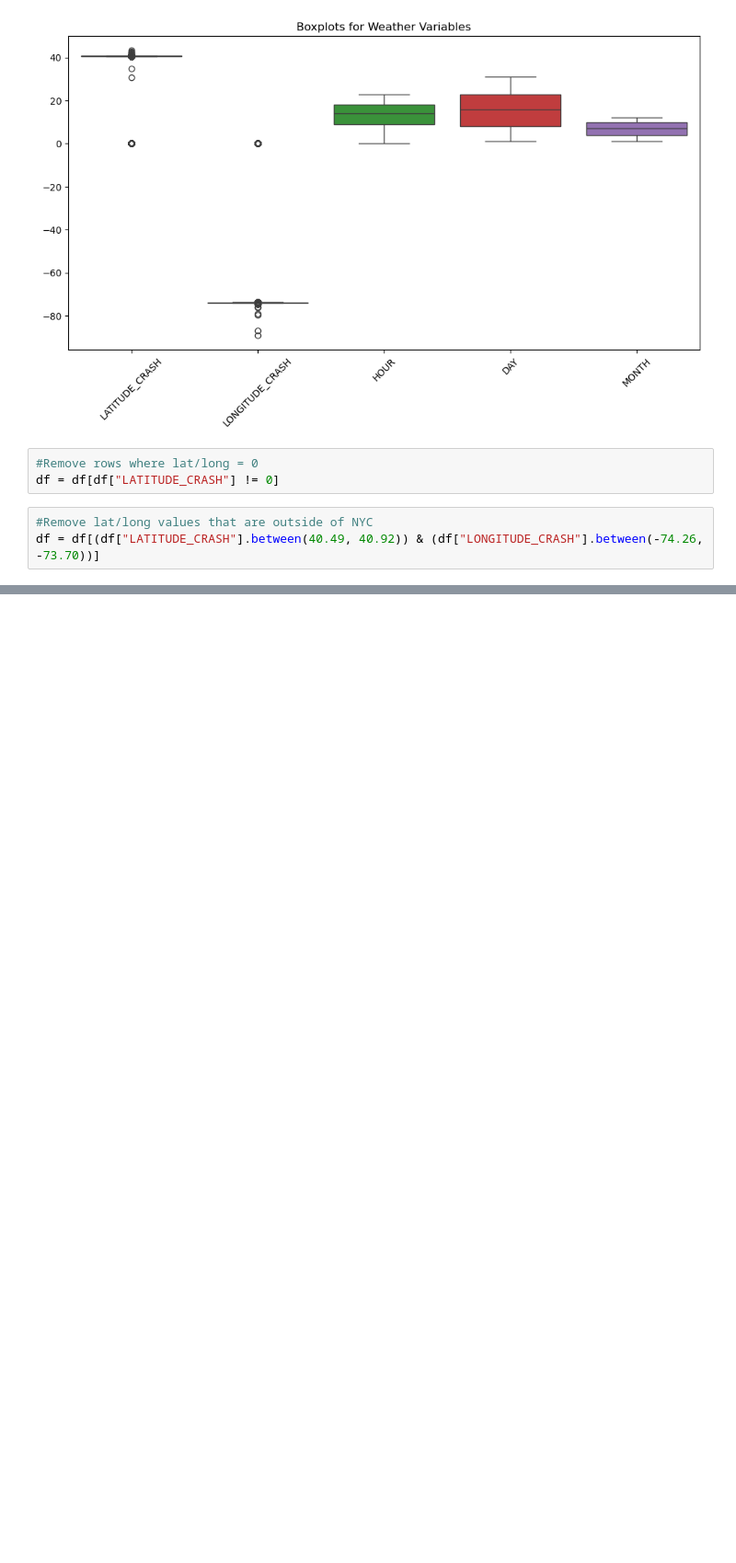
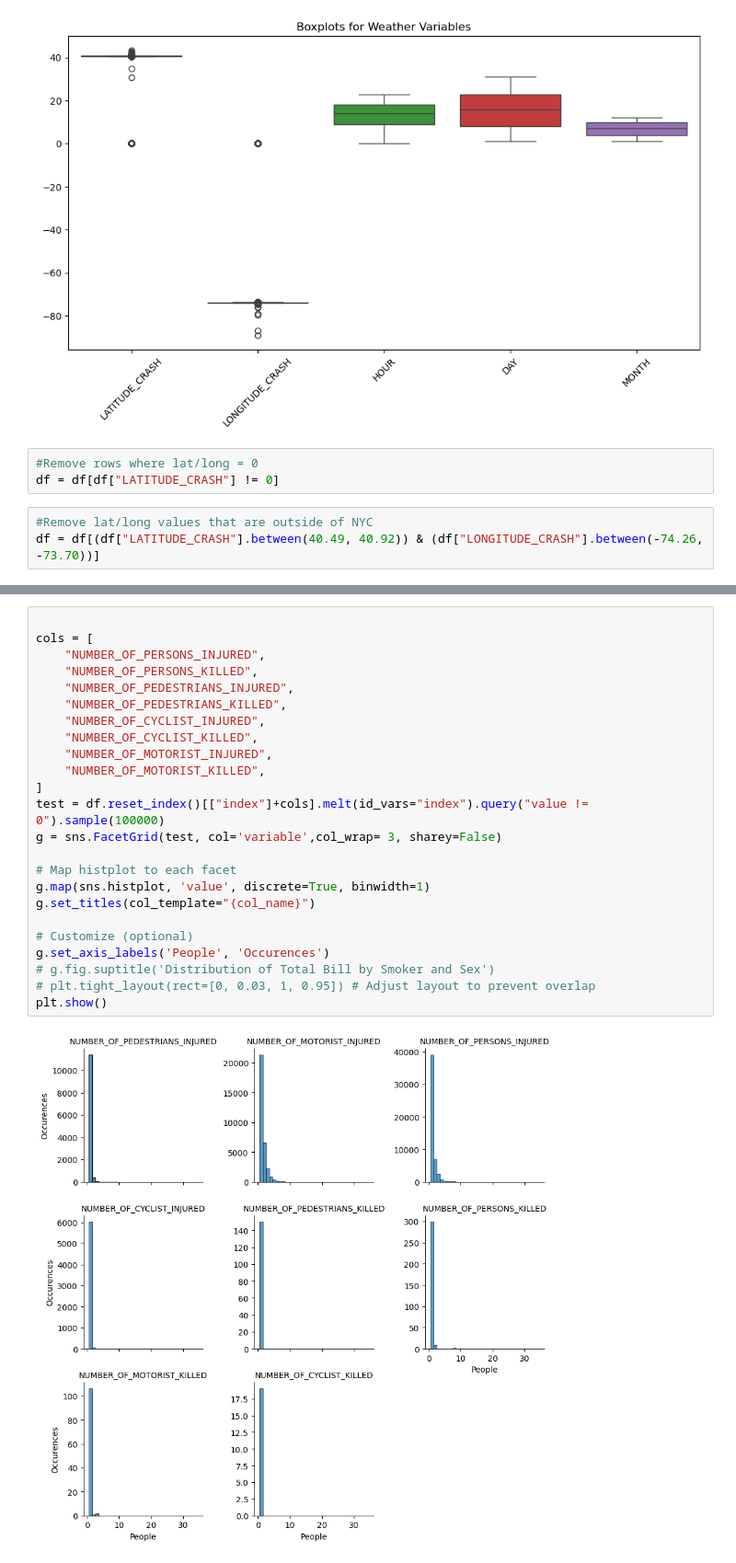
Before and after one commit to jing396/DVA-Project, a Jupyter notebook: data_cleaning.ipynb, the cells around one changed output, grey strips where cells are left out. Shown at 92% size. Drawn from its saved outputs; the diff is of its cells as text; blank space fills up the shorter version.

```diff
--- a/data_cleaning.ipynb
+++ b/data_cleaning.ipynb
@@ -345,3 +318,29 @@ plt.show()
+# %%
+
+cols = [
+    "NUMBER_OF_PERSONS_INJURED",
+    "NUMBER_OF_PERSONS_KILLED",
+    "NUMBER_OF_PEDESTRIANS_INJURED",
+    "NUMBER_OF_PEDESTRIANS_KILLED",
+    "NUMBER_OF_CYCLIST_INJURED",
+    "NUMBER_OF_CYCLIST_KILLED",
+    "NUMBER_OF_MOTORIST_INJURED",
+    "NUMBER_OF_MOTORIST_KILLED",
+]
+test = df.reset_index()[["index"]+cols].melt(id_vars="index").query("value != 0").sample(100000)
+g = sns.FacetGrid(test, col='variable',col_wrap= 3, sharey=False)
+
+# Map histplot to each facet
+g.map(sns.histplot, 'value', discrete=True, binwidth=1)
+g.set_titles(col_template="{col_name}")
+
+# Customize (optional)
+g.set_axis_labels('People', 'Occurences')
+# g.fig.suptitle('Distribution of Total Bill by Smoker and Sex')
+# plt.tight_layout(rect=[0, 0.03, 1, 0.95]) # Adjust layout to prevent overlap
+plt.show()
+# %% [output]
+[figure, added]
 # %%
 #Export df
 df.to_csv("data/cleaned_data.csv", index=False)
```
Also changed, not shown: parts of 14 cells of this notebook, 1 other file.
